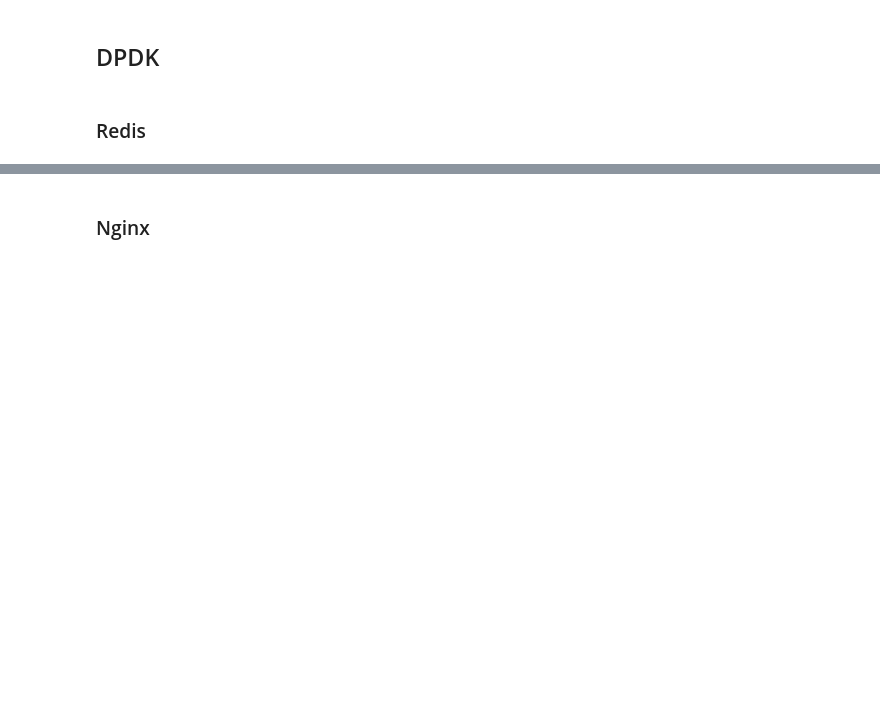
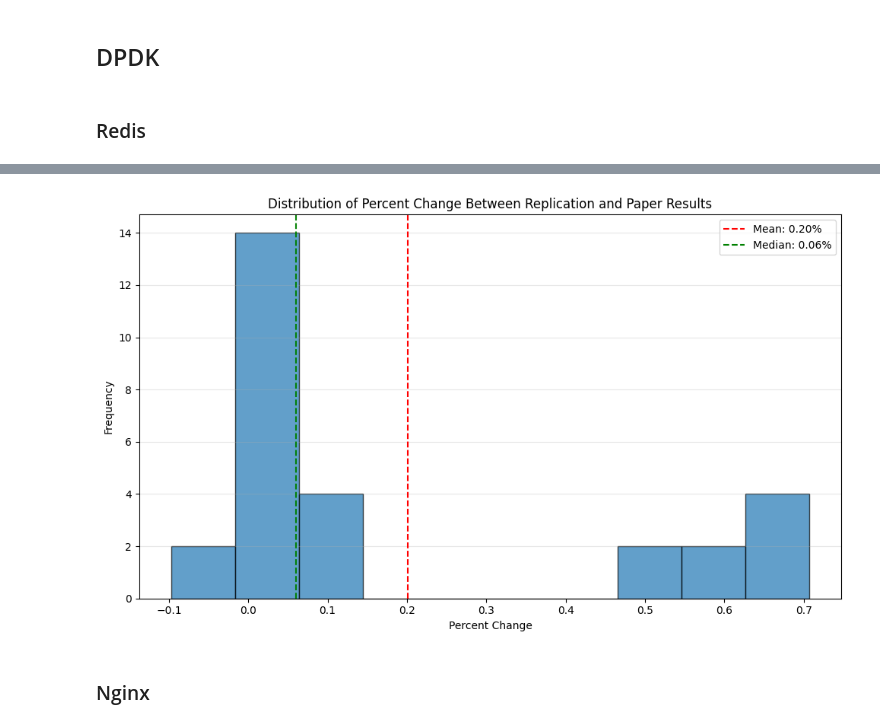
Before and after one commit to clairesb/krr_replication, a Jupyter notebook: diff_crunching.ipynb, the cells around one changed output, grey strips where cells are left out. Saved outputs shown, nothing was run; the diff lists cells and outputs as text; code cells hidden in the pictures; blank space fills up the shorter version.

```diff
--- a/diff_crunching.ipynb
+++ b/diff_crunching.ipynb
@@ -202,0 +359,43 @@ percent_change
+# %%
+paper_get = """
+threads, mode, throughput
+1, native, 82.21
+2, native, 158.70
+4, native, 252.15
+8, native, 273.94
+16, native, 328.66
+32, native, 514.86
+64, native, 512.10
+1, krr, 81.62
+2, krr, 158.19
+4, krr, 252.58
+8, krr, 272.44
+16, krr, 328.66
+32, krr, 512.61
+64, krr, 512.11"""
+
+paper_set = """
+threads, mode, throughput
+1, native, 81.64
+2, native, 157.07
+4, native, 251.62
+8, native, 272.06
+16, native, 310.73
+32, native, 491.69
+64, native, 489.17
+1, krr, 81.47
+2, krr, 157.19
+4, krr, 250.61
+8, krr, 270.22
+16, krr, 296.72
+32, krr, 487.61
+64, krr, 487.15"""
+# %%
+get_change = pd.read_csv(io.StringIO(paper_get.strip()), skipinitialspace=True)
+get_change["replication_throughput"] = (rep_get["throughput"]/1000).round(2)
+get_change["percent_change"] = ((get_change["replication_throughput"] - get_change["throughput"])
+                                / get_change["throughput"])
+set_change = pd.read_csv(io.StringIO(paper_set.strip()), skipinitialspace=True)
+set_change["replication_throughput"] = (rep_set["throughput"]/1000).round(2)
+set_change["percent_change"] = ((set_change["replication_throughput"] - set_change["throughput"])
+                                / set_change["throughput"])
@@ -203,2 +438,6 @@ percent_change
+# %%
+plot_percent_change_histogram(pd.concat([get_change, set_change], ignore_index=True))
+# %% [output]
+[figure, added]
 # %% [markdown]
 ### Nginx
```
Also changed, not shown: parts of 27 cells of this notebook, 5 other files.
